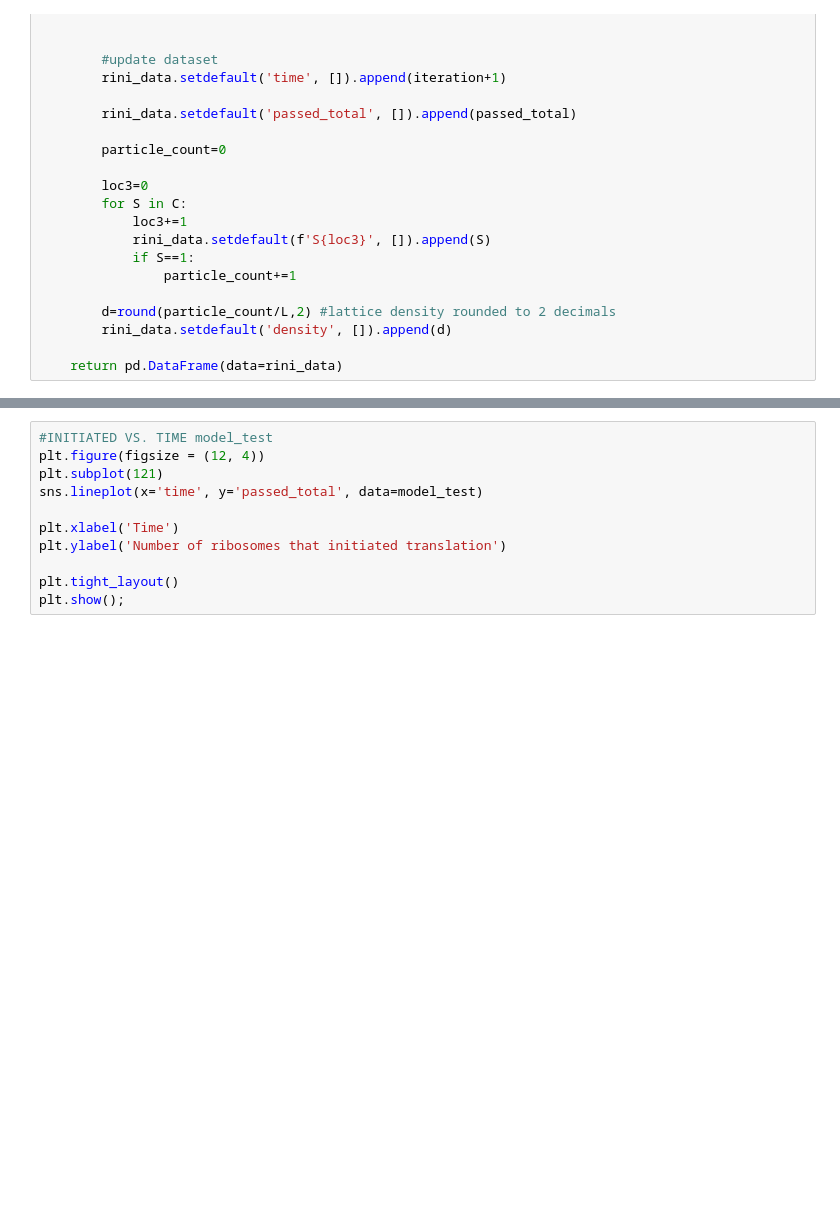
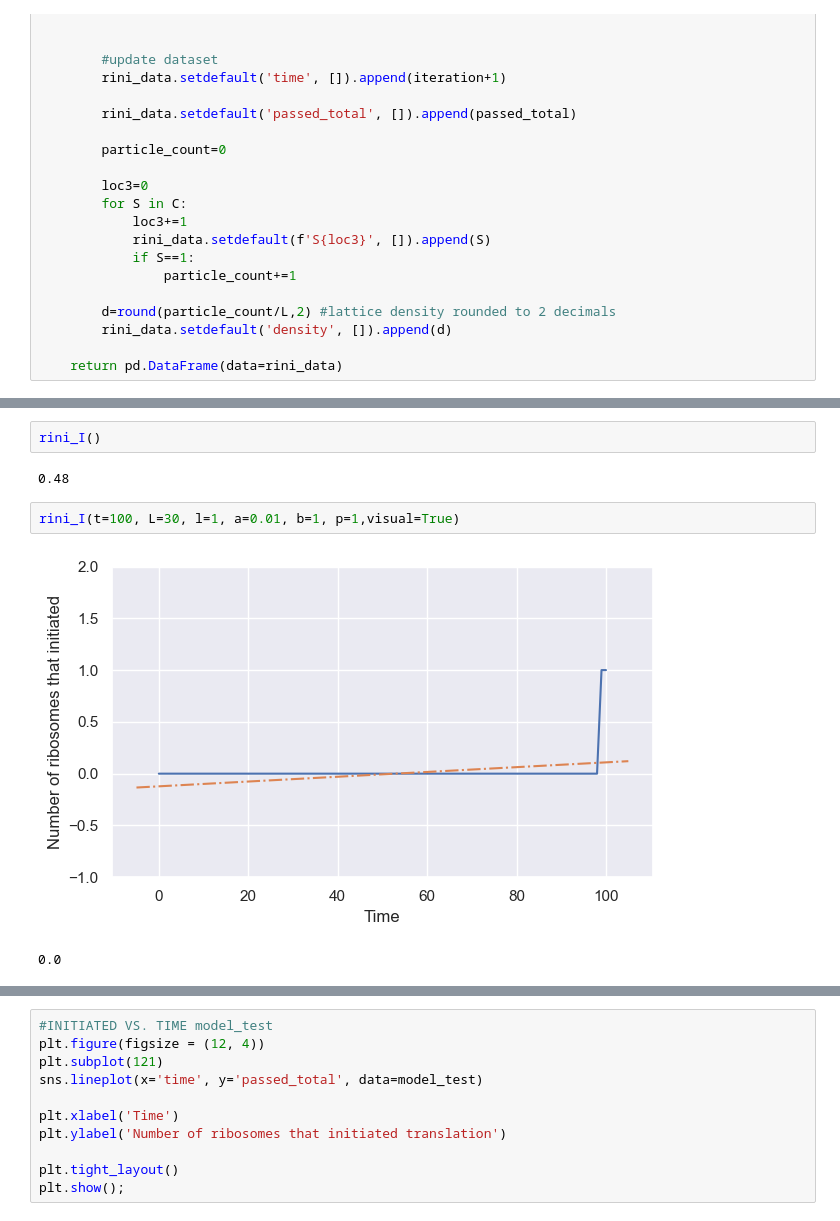
Before and after one commit to gabin-rousseau/roadblock_project, a Jupyter notebook: python/rini_v0-2.ipynb, the cells around one changed output, grey strips where cells are left out. Drawn from its saved outputs; the diff is of its cells as text; blank space fills up the shorter version.

```diff
--- a/python/rini_v0-2.ipynb
+++ b/python/rini_v0-2.ipynb
@@ -387,0 +345,9 @@ Expected HD bulk density: 1-b = 0.88
+# %%
+rini_I()
+# %% [output]
+0.48
+# %%
+rini_I(t=100, L=30, l=1, a=0.01, b=1, p=1,visual=True)
+# %% [output]
+[figure, added]
+0.0
```
Also changed, not shown: parts of 16 cells of this notebook.
